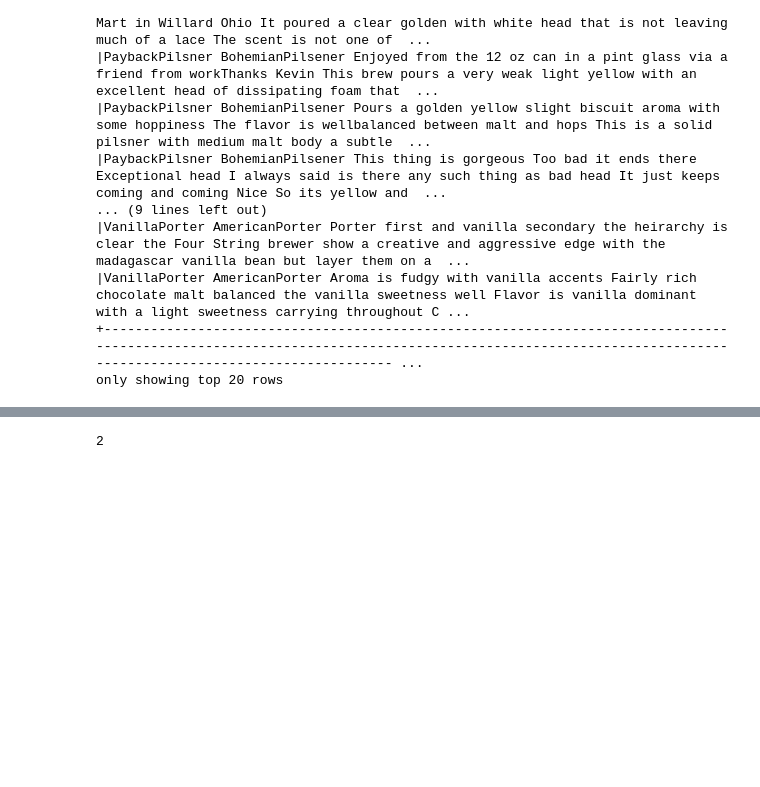
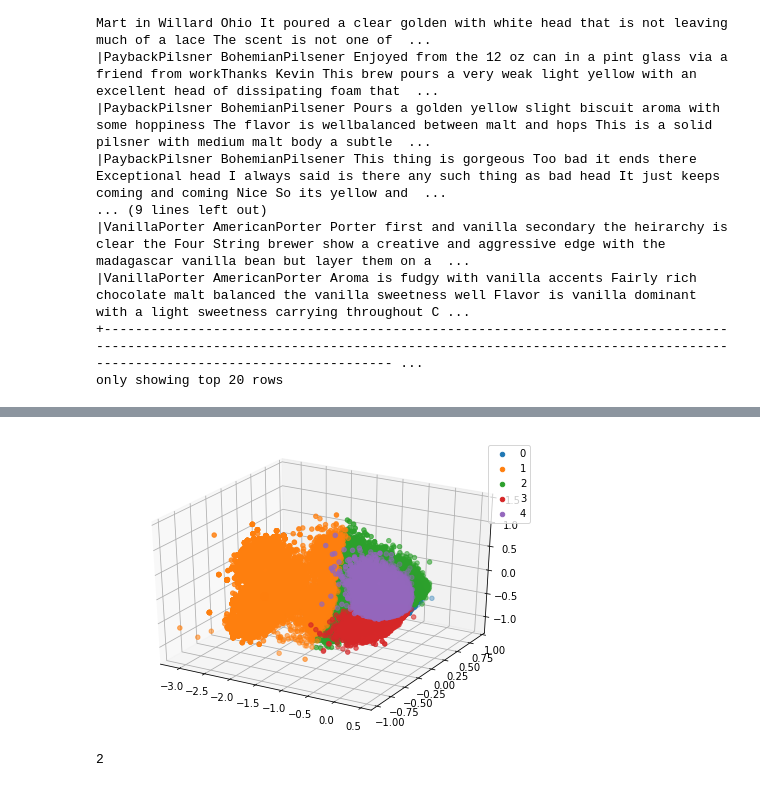
Before and after one commit to jenmusdat/BeerMachineLearning, a Jupyter notebook: Analysis/Jay_word2vec.ipynb, the cells around one changed output, grey strips where cells are left out. Cells and saved outputs as stored; diff of their text form; code cells hidden in the pictures; blank space fills up the shorter version.

```diff
--- a/Analysis/Jay_word2vec.ipynb
+++ b/Analysis/Jay_word2vec.ipynb
@@ -588,7 +606,9 @@ only showing top 20 rows
 from pyspark.ml.feature import PCA
 from pyspark.mllib.linalg import Vectors
 
-pca = PCA(k=10, inputCol="features", outputCol="pcaFeatures")
+#pca = PCA(k=10, inputCol="features", outputCol="pcaFeatures")
+#pca = PCA(k=2, inputCol="features", outputCol="pcaFeatures")
+pca = PCA(k=3, inputCol="features", outputCol="pcaFeatures")
 model = pca.fit(w2v_cluster)
 result = model.transform(w2v_cluster)
 result.show(truncate=False)
@@ -641,3 +661,10 @@ from pyspark.ml.evaluation import ClusteringEvaluator
 # Trains a k-means model.
 kmeans = KMeans().setK(5).setSeed(1)
 km_model = kmeans.fit(w2v_cluster)
+
+
+ctr=[]
+centers = km_model.clusterCenters()
+for center in centers:
+    ctr.append(center)
+    print(center)
@@ -696,2 +729,4 @@ predictions.filter("prediction=0").show(100, truncate=False)
 +------------------------------------------------------------------------------------------------------------------------------------------------------------------------------------------------------- ...
 only showing top 100 rows
+# %%
+pandas_predictions_df = predictions.select('features','prediction').toPandas()
@@ -698,3 +754,16 @@ only showing top 100 rows
+# %%
+from mpl_toolkits.mplot3d import Axes3D
+
+fig=plt.figure()
+ax=Axes3D(fig)
+for i in range(5):
+    ax.scatter(pandas_predictions_df[pandas_predictions_df["prediction"] == i]['x'] , pandas_predictions_df[pandas_predictions_df["prediction"] == i]['y'],  pandas_predictions_df[pandas_predictions_df["prediction"] == i]['z'], label=i)
+for i in range(5):
+    ax.scatter(ctr[i][0] , ctr[i][1] , ctr[i][2], marker='o', s = 80, color = 'black')
+plt.legend()
+plt.show()
+# %% [output]
+[figure, added]
 # %%
 # Just looking at spark parameters
 print(spark.sparkContext.defaultParallelism)
```
Also changed, not shown: parts of 15 cells of this notebook.
